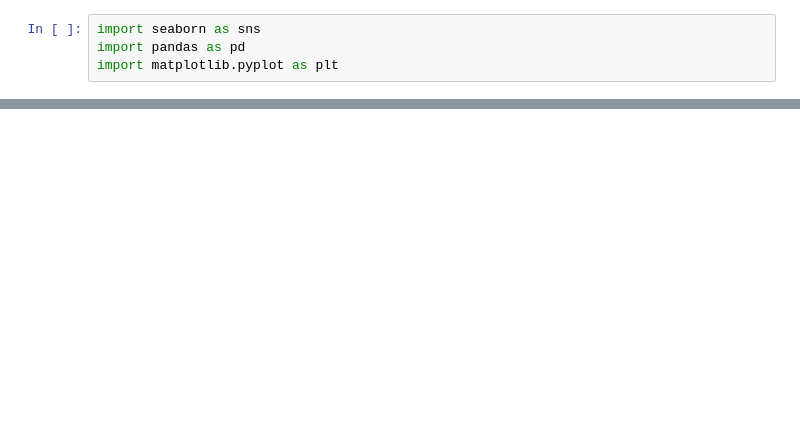
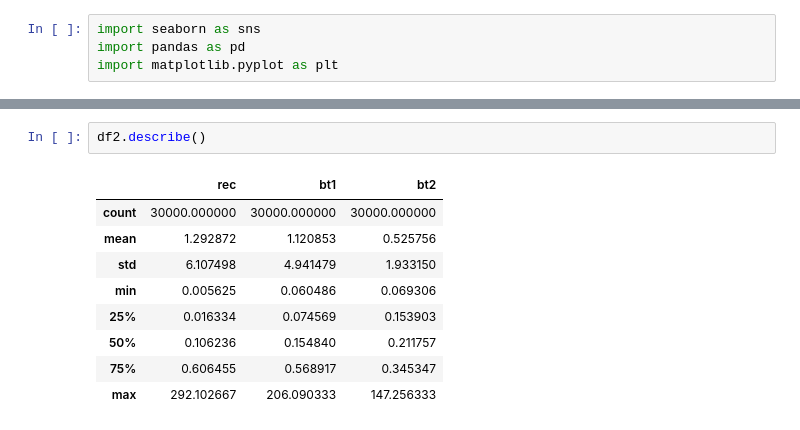
Before and after one commit to EE2SE/SudokuSolvers, a Jupyter notebook: sudokus/SudokuAnalysis.ipynb, the cells around one changed output, grey strips where cells are left out. Drawn from its saved outputs; the diff is of its cells as text; blank space fills up the shorter version.

```diff
--- a/sudokus/SudokuAnalysis.ipynb
+++ b/sudokus/SudokuAnalysis.ipynb
@@ -52,0 +59,12 @@ Text(0.5, 0, 'Solve Time [ms]')
+# %%
+df2.describe()
+# %% [output]
+|  | rec | bt1 | bt2 |
+| count | 30000.000000 | 30000.000000 | 30000.000000 |
+| mean | 1.292872 | 1.120853 | 0.525756 |
+| std | 6.107498 | 4.941479 | 1.933150 |
+| min | 0.005625 | 0.060486 | 0.069306 |
+| 25% | 0.016334 | 0.074569 | 0.153903 |
+| 50% | 0.106236 | 0.154840 | 0.211757 |
+| 75% | 0.606455 | 0.568917 | 0.345347 |
+| max | 292.102667 | 206.090333 | 147.256333 |
```
Also changed, not shown: parts of 4 cells of this notebook, 7 other files.
